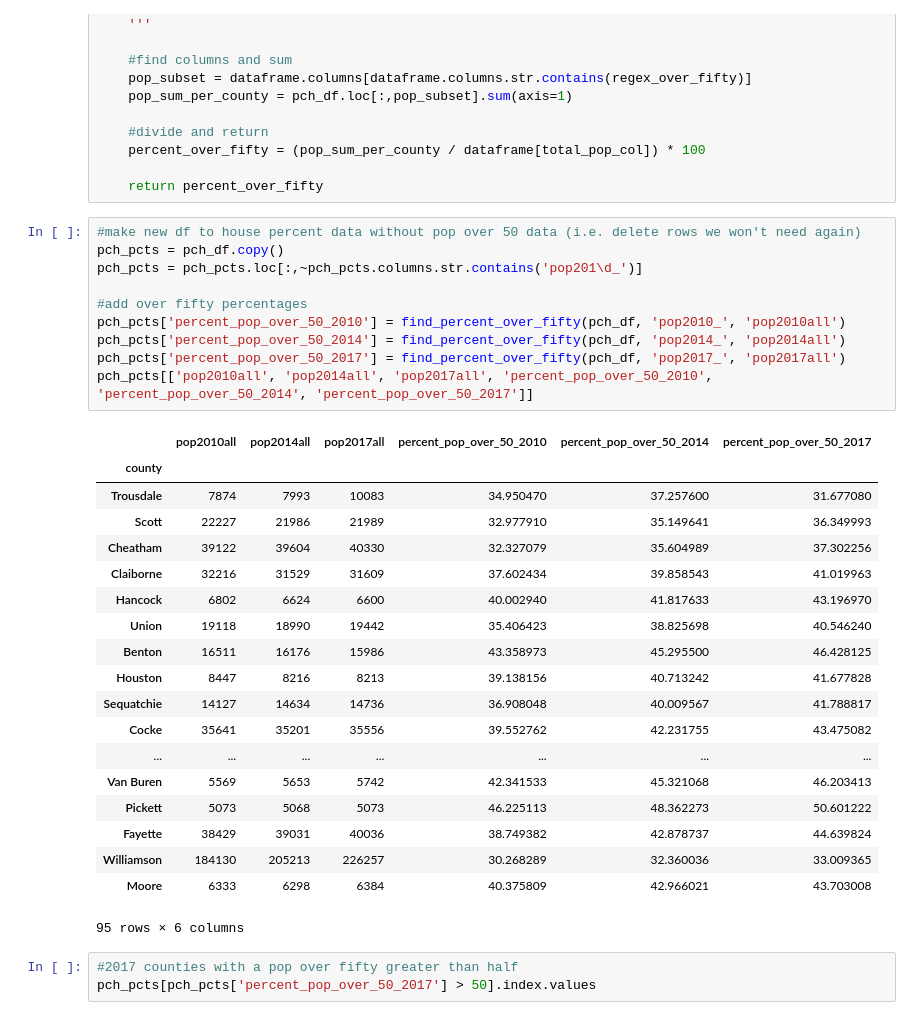
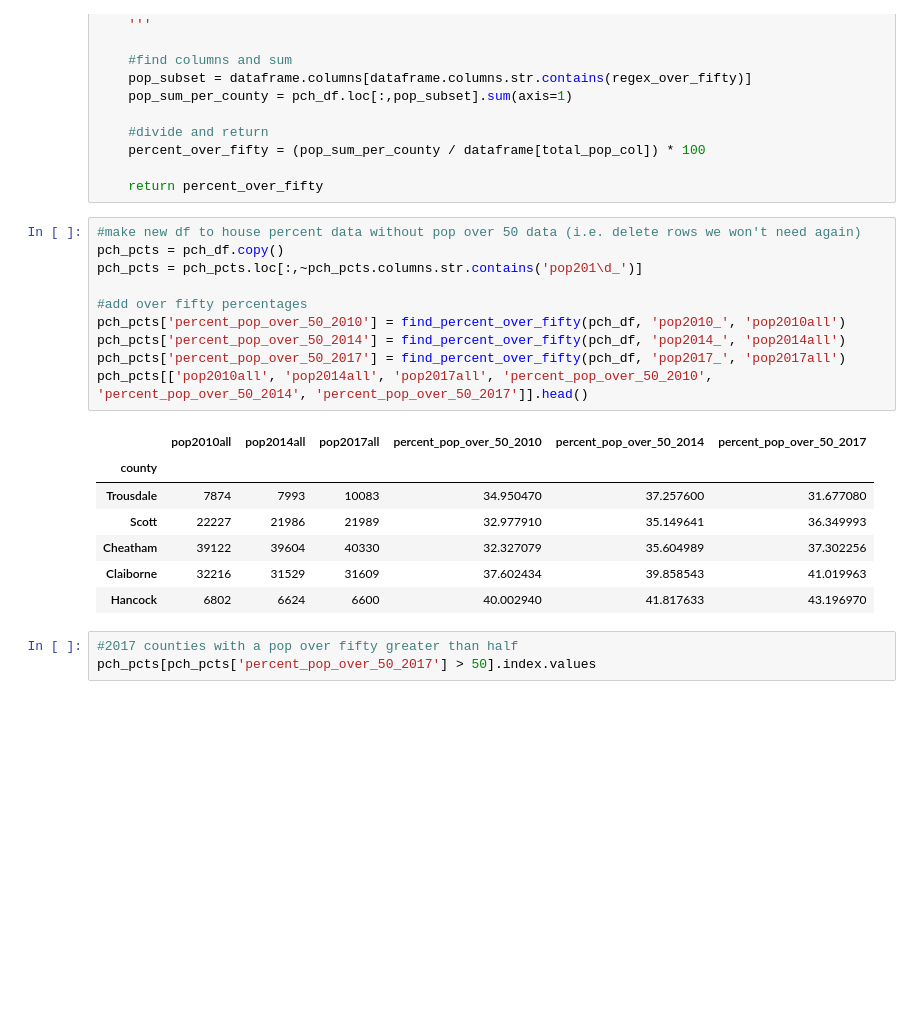
Before and after one commit to praelfj/vanderbilt-aspire-data-essentials, a Jupyter notebook: week_3_and_onward_notebook.ipynb, the cells around one changed output. Drawn from its saved outputs; the diff is of its cells as text; blank space fills up the shorter version.

```diff
--- a/week_3_and_onward_notebook.ipynb
+++ b/week_3_and_onward_notebook.ipynb
@@ -398,33 +370,21 @@ def find_percent_over_fifty(dataframe, regex_over_fifty, total_pop_col):
 # %%
 #make new df to house percent data without pop over 50 data (i.e. delete rows we won't need again)
 pch_pcts = pch_df.copy()
 pch_pcts = pch_pcts.loc[:,~pch_pcts.columns.str.contains('pop201\d_')]
 
 #add over fifty percentages
 pch_pcts['percent_pop_over_50_2010'] = find_percent_over_fifty(pch_df, 'pop2010_', 'pop2010all')
 pch_pcts['percent_pop_over_50_2014'] = find_percent_over_fifty(pch_df, 'pop2014_', 'pop2014all')
 pch_pcts['percent_pop_over_50_2017'] = find_percent_over_fifty(pch_df, 'pop2017_', 'pop2017all')
-pch_pcts[['pop2010all', 'pop2014all', 'pop2017all', 'percent_pop_over_50_2010',  'percent_pop_over_50_2014', 'percent_pop_over_50_2017']]
+pch_pcts[['pop2010all', 'pop2014all', 'pop2017all', 'percent_pop_over_50_2010',  'percent_pop_over_50_2014', 'percent_pop_over_50_2017']].head()
 # %% [output]
 |  | pop2010all | pop2014all | pop2017all | percent_pop_over_50_2010 | percent_pop_over_50_2014 | percent_pop_over_50_2017 |
 | county |  |  |  |  |  |  |
 | Trousdale | 7874 | 7993 | 10083 | 34.950470 | 37.257600 | 31.677080 |
 | Scott | 22227 | 21986 | 21989 | 32.977910 | 35.149641 | 36.349993 |
 | Cheatham | 39122 | 39604 | 40330 | 32.327079 | 35.604989 | 37.302256 |
 | Claiborne | 32216 | 31529 | 31609 | 37.602434 | 39.858543 | 41.019963 |
 | Hancock | 6802 | 6624 | 6600 | 40.002940 | 41.817633 | 43.196970 |
-| Union | 19118 | 18990 | 19442 | 35.406423 | 38.825698 | 40.546240 |
-| Benton | 16511 | 16176 | 15986 | 43.358973 | 45.295500 | 46.428125 |
-| Houston | 8447 | 8216 | 8213 | 39.138156 | 40.713242 | 41.677828 |
-| Sequatchie | 14127 | 14634 | 14736 | 36.908048 | 40.009567 | 41.788817 |
-| Cocke | 35641 | 35201 | 35556 | 39.552762 | 42.231755 | 43.475082 |
-| ... | ... | ... | ... | ... | ... | ... |
-| Van Buren | 5569 | 5653 | 5742 | 42.341533 | 45.321068 | 46.203413 |
-| Pickett | 5073 | 5068 | 5073 | 46.225113 | 48.362273 | 50.601222 |
-| Fayette | 38429 | 39031 | 40036 | 38.749382 | 42.878737 | 44.639824 |
-| Williamson | 184130 | 205213 | 226257 | 30.268289 | 32.360036 | 33.009365 |
-| Moore | 6333 | 6298 | 6384 | 40.375809 | 42.966021 | 43.703008 |
-95 rows × 6 columns
 # %%
 #2017 counties with a pop over fifty greater than half
 pch_pcts[pch_pcts['percent_pop_over_50_2017'] > 50].index.values
```
Also changed, not shown: parts of 4 cells of this notebook.
